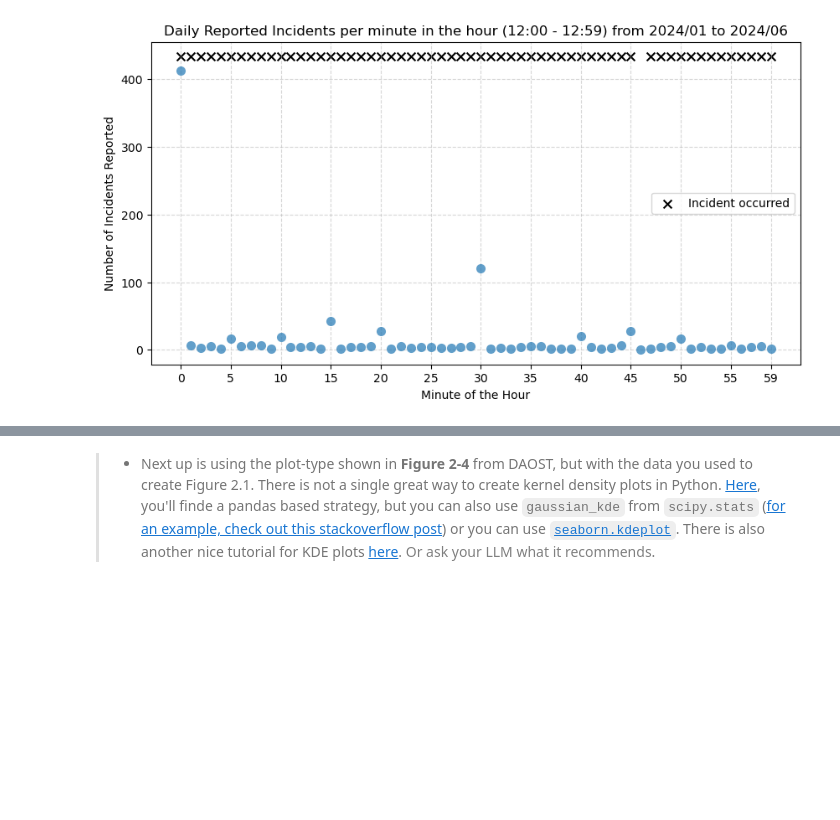
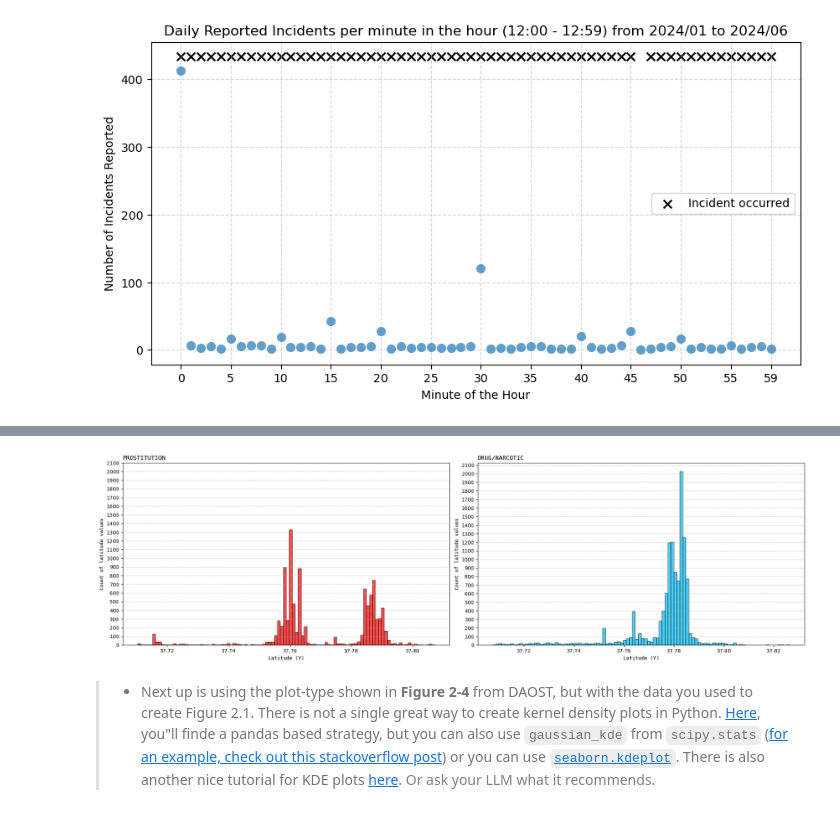
Before and after one commit to AleksandarLukic96/02806_Social_Data, a Jupyter notebook: notebooks/W3_Alek.ipynb, the cells around one changed output, grey strips where cells are left out. Drawn from its saved outputs; the diff is of its cells as text; code cells hidden in the pictures; blank space fills up the shorter version.

```diff
--- a/notebooks/W3_Alek.ipynb
+++ b/notebooks/W3_Alek.ipynb
@@ -230,0 +242,15 @@ plt.show()
+# %%
+# Crime of choice
+crime_1 = "PROSTITUTION"
+# crime_2 = "LARCENY/THEFT"
+crime_2 = "DRUG/NARCOTIC"
+
+# Filter by the two crimes of interest and concatenate the DataFrames
+df_1 = df[df["Category"] == crime_1][df["Year"] >= 2008].dropna(subset=["Latitude (Y)"])
+df_2 = df[df["Category"] == crime_2][df["Year"] >= 2022].dropna(subset=["Latitude (Y)"])
+df_temp = pd.concat([df_1, df_2])
+
+print(df_1.shape)
+display(df_1.head())
+print(df_2.shape)
+display(df_2.head())
@@ -231,2 +272,48 @@ plt.show()
+# %%
+fig, axs = plt.subplots(1, 2, figsize=(20, 6))
+
+num_bins = 100
+
+# Compute histogram using numpy
+counts_1, bin_edges_1 = np.histogram(df_1["Latitude (Y)"], bins=num_bins)
+counts_2, bin_edges_2 = np.histogram(df_2["Latitude (Y)"], bins=num_bins)
+
+max_count = max(max(counts_1), max(counts_2))
+
+# Plot the histograms
+axs[0].bar(
+    bin_edges_1[:-1],
+    counts_1,
+    color="red",
+    width=np.diff(bin_edges_1),
+    edgecolor="black",
+    alpha=0.7
+)
+axs[0].grid(axis="y", linestyle="--", alpha=0.7)
+axs[0].set_title(crime_1, loc="left", fontfamily="monospace")
+axs[0].set_ylabel("Count of latitude values", fontfamily="monospace")
+axs[0].set_yticks(np.arange(0, max_count*1.05, 100))
+axs[0].set_xlabel("Latitude (Y)", fontfamily="monospace")
+
+axs[1].bar(
+    bin_edges_2[:-1],
+    counts_2,
+    color="deepskyblue",
+    width=np.diff(bin_edges_2),
+    edgecolor="black",
+    alpha=0.7
+)
+axs[1].grid(axis="y", linestyle="--", alpha=0.7)
+axs[1].set_title(crime_2, loc="left", fontfamily="monospace")
+axs[1].set_ylabel("Count of latitude values", fontfamily="monospace")
+axs[1].set_ylabel("Count of latitude values", fontfamily="monospace")
+axs[1].set_yticks(np.arange(0, max_count*1.05, 100))
+axs[1].set_xlabel("Latitude (Y)", fontfamily="monospace")
+
+fig.tight_layout(pad = 1.0)
+plt.savefig(os.path.join(plots_path, "W3_ex3_1_histograms.pdf"), format="pdf", bbox_inches="tight")
+plt.show()
+# %% [output]
+[figure, added]
 # %% [markdown]
-> * Next up is using the plot-type shown in **Figure 2-4** from DAOST, but with the data you used to create Figure 2.1. There is not a single great way to create kernel density plots in Python. [Here](https://www.geeksforgeeks.org/density-plots-with-pandas-in-python/), you'll finde a pandas based strategy, but you can also use `gaussian_kde` from `scipy.stats` ([for an example, check out this stackoverflow post](https://stackoverflow.com/questions/4150171/how-to-create-a-density-plot-in-matplotlib)) or you can use [`seaborn.kdeplot`](https://seaborn.pydata.org/generated/seaborn.kdeplot.html). There is also another nice tutorial for KDE plots [here](https://medium.com/towards-data-science/histograms-and-density-plots-in-python-f6bda88f5ac0). <font color="gray">Or ask your LLM what it recommends</font>.
+> * Next up is using the plot-type shown in **Figure 2-4** from DAOST, but with the data you used to create Figure 2.1. There is not a single great way to create kernel density plots in Python. [Here](https://www.geeksforgeeks.org/density-plots-with-pandas-in-python/), you"ll finde a pandas based strategy, but you can also use `gaussian_kde` from `scipy.stats` ([for an example, check out this stackoverflow post](https://stackoverflow.com/questions/4150171/how-to-create-a-density-plot-in-matplotlib)) or you can use [`seaborn.kdeplot`](https://seaborn.pydata.org/generated/seaborn.kdeplot.html). There is also another nice tutorial for KDE plots [here](https://medium.com/towards-data-science/histograms-and-density-plots-in-python-f6bda88f5ac0). <font color="gray">Or ask your LLM what it recommends</font>.
```
Also changed, not shown: parts of 22 cells of this notebook, 1 other file.
